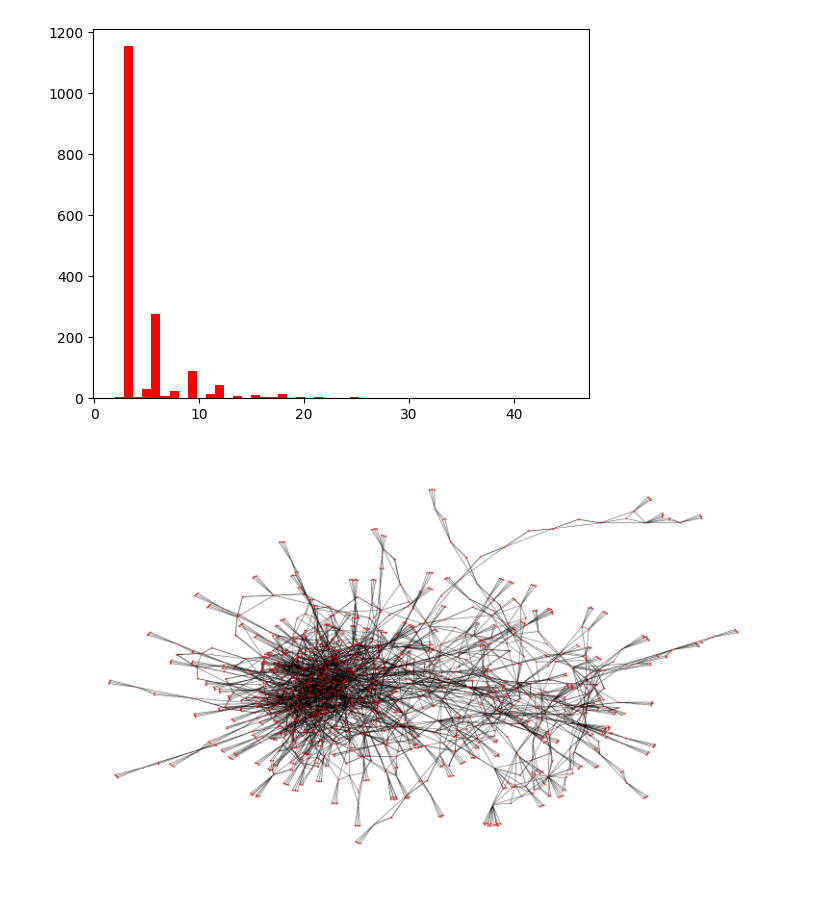
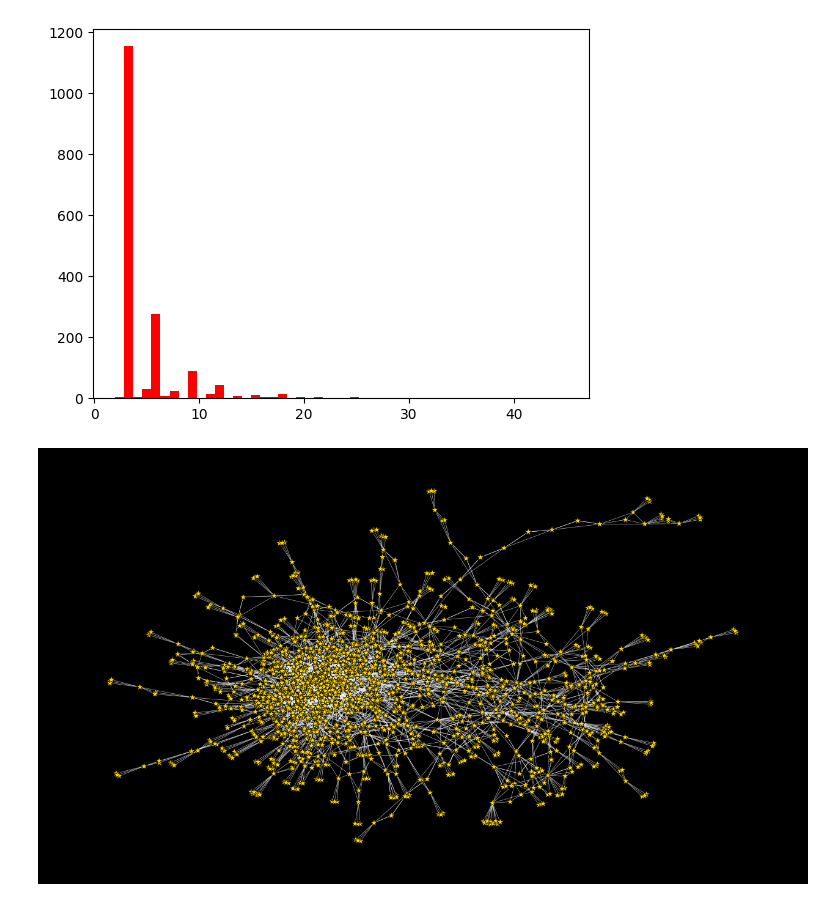
Before and after one commit to AleksandarLukic96/02805_Social_Graphs_and_Interactions, a Jupyter notebook: Exercise_solutions/Project_assignment/Project_notebook.ipynb, the cells around one changed output. Saved outputs shown, nothing was run; the diff lists cells and outputs as text; code cells hidden in the pictures.

Commit message:
Updated imports and clean graph plot.

```diff
--- a/Exercise_solutions/Project_assignment/Project_notebook.ipynb
+++ b/Exercise_solutions/Project_assignment/Project_notebook.ipynb
@@ -211,23 +207,44 @@ plt.show()
 [figure]
 # %%
 # Visualize the graph
-plt.figure(figsize=(16, 9))
+fig, ax = plt.subplots(figsize=(16, 9))
 
 pos = nx.spring_layout(H, seed = 3)
 
-nx.draw(
+# Draw the nodes without path effects
+nodes = nx.draw_networkx_nodes(
     H,
     pos,
-    node_color="red",
-    node_size=2,
+    node_shape='*',
+    node_size=75,
+    node_color='gold',
+    edgecolors='black',  # Add a black edge color for the outline
+    linewidths=0.5,      # Control the outline thickness
+    ax=ax,
+)
+
+# Add the stroke effect to the entire node collection
+nodes.set_path_effects([
+    pe.Stroke(linewidth=0.3, foreground="black"),  # Add black outline
+    pe.Normal(),                                  # Normal rendering
+])
+
+# Draw the edges
+nx.draw_networkx_edges(
+    H,
+    pos,
+    edge_color='white',
     width=0.5,
-    edge_color="black",
-    with_labels=False
+    alpha=0.7
 )
+
+ax.set_facecolor('black')
+ax.axis('off')
+fig.set_facecolor('black')
 
 save_plot_as(file_name="Actors_network_clean", format_name="pdf")
 save_plot_as(file_name="Actors_network_clean", format_name="png")
 
 plt.show()
 # %% [output]
-[figure, old version]
+[figure, new version]
```
Also changed, not shown: parts of 6 cells of this notebook, 4 other files.
